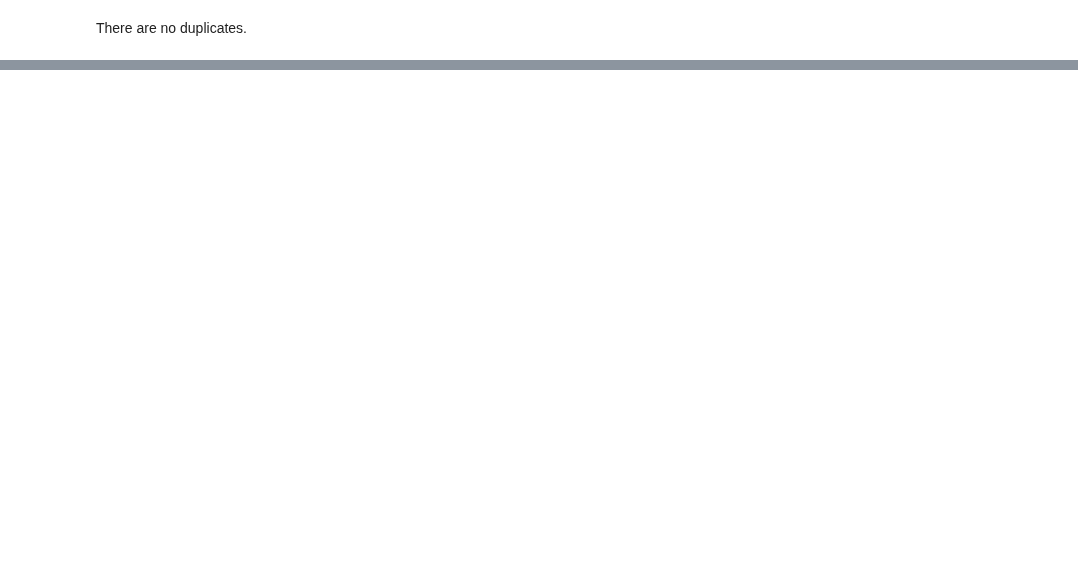
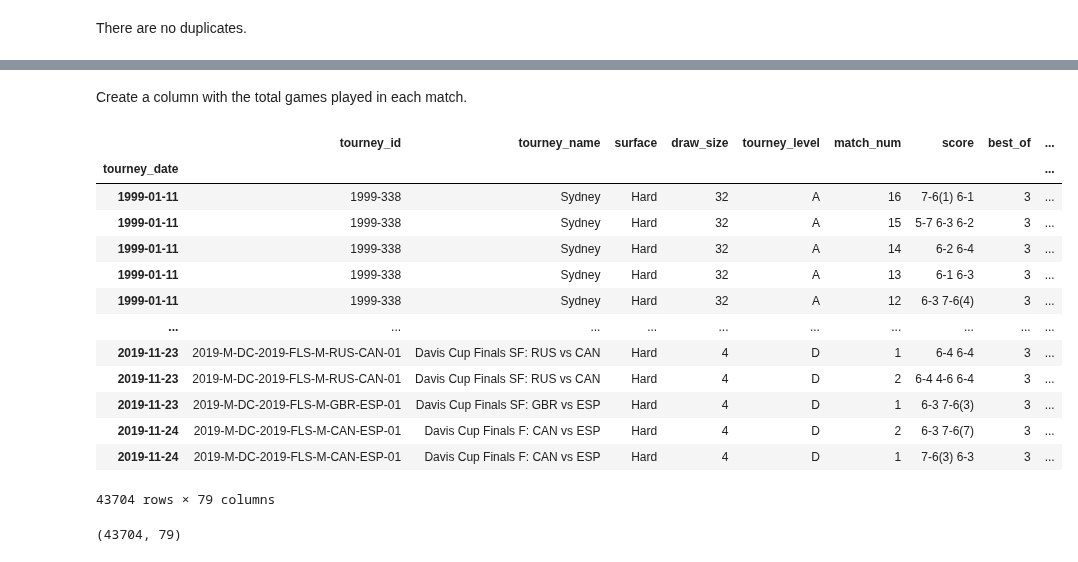
Before and after one commit to Racket-Science/Tennis-Match-Predictions, a Jupyter notebook: Notebooks/Whitaker_Working_Notebook.ipynb, the cells around one changed output, grey strips where cells are left out. Drawn from its saved outputs; the diff is of its cells as text; code cells hidden in the pictures; blank space fills up the shorter version.

```diff
--- a/Notebooks/Whitaker_Working_Notebook.ipynb
+++ b/Notebooks/Whitaker_Working_Notebook.ipynb
@@ -346,0 +194,31 @@ saa, sk, by, saa, ts
+# %% [markdown]
+Create a column with the total games played in each match.
+# %%
+# function to create a column adding all of the games in the score column together using regex
+
+def total_games(s):
+    num_list = re.findall('\d+', s)
+    num_list = [int(x) for x in num_list]
+    return sum(num_list)
+
+df['total_games'] = df['score'].apply(total_games)
+df
+# %% [output]
+|  | tourney_id | tourney_name | surface | draw_size | tourney_level | match_num | score | best_of | ... |
+| tourney_date |  |  |  |  |  |  |  |  | ... |
+| 1999-01-11 | 1999-338 | Sydney | Hard | 32 | A | 16 | 7-6(1) 6-1 | 3 | ... |
+| 1999-01-11 | 1999-338 | Sydney | Hard | 32 | A | 15 | 5-7 6-3 6-2 | 3 | ... |
+| 1999-01-11 | 1999-338 | Sydney | Hard | 32 | A | 14 | 6-2 6-4 | 3 | ... |
+| 1999-01-11 | 1999-338 | Sydney | Hard | 32 | A | 13 | 6-1 6-3 | 3 | ... |
+| 1999-01-11 | 1999-338 | Sydney | Hard | 32 | A | 12 | 6-3 7-6(4) | 3 | ... |
+| ... | ... | ... | ... | ... | ... | ... | ... | ... | ... |
+| 2019-11-23 | 2019-M-DC-2019-FLS-M-RUS-CAN-01 | Davis Cup Finals SF: RUS vs CAN | Hard | 4 | D | 1 | 6-4 6-4 | 3 | ... |
+| 2019-11-23 | 2019-M-DC-2019-FLS-M-RUS-CAN-01 | Davis Cup Finals SF: RUS vs CAN | Hard | 4 | D | 2 | 6-4 4-6 6-4 | 3 | ... |
+| 2019-11-23 | 2019-M-DC-2019-FLS-M-GBR-ESP-01 | Davis Cup Finals SF: GBR vs ESP | Hard | 4 | D | 1 | 6-3 7-6(3) | 3 | ... |
+| 2019-11-24 | 2019-M-DC-2019-FLS-M-CAN-ESP-01 | Davis Cup Finals F: CAN vs ESP | Hard | 4 | D | 2 | 6-3 7-6(7) | 3 | ... |
+| 2019-11-24 | 2019-M-DC-2019-FLS-M-CAN-ESP-01 | Davis Cup Finals F: CAN vs ESP | Hard | 4 | D | 1 | 7-6(3) 6-3 | 3 | ... |
+43704 rows × 79 columns
+# %%
+df.shape
+# %% [output]
+(43704, 79)
```
Also changed, not shown: parts of 70 cells of this notebook.
